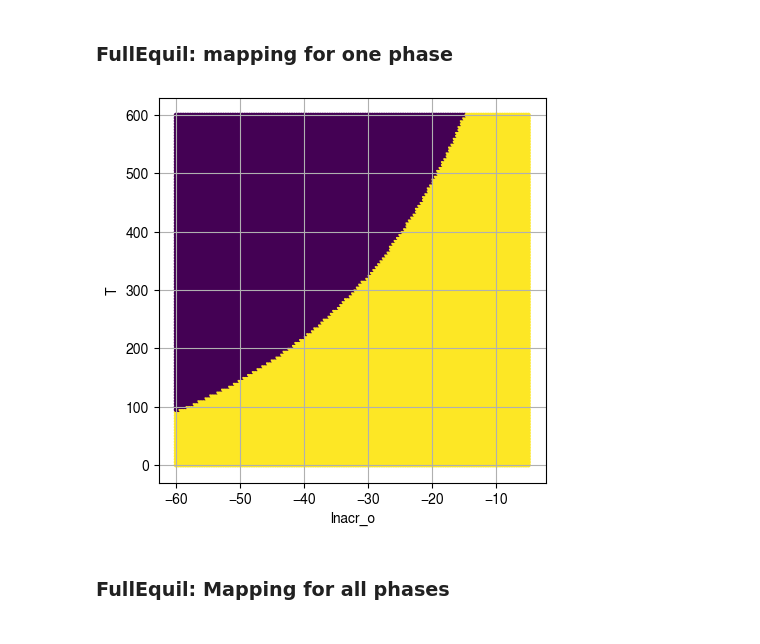
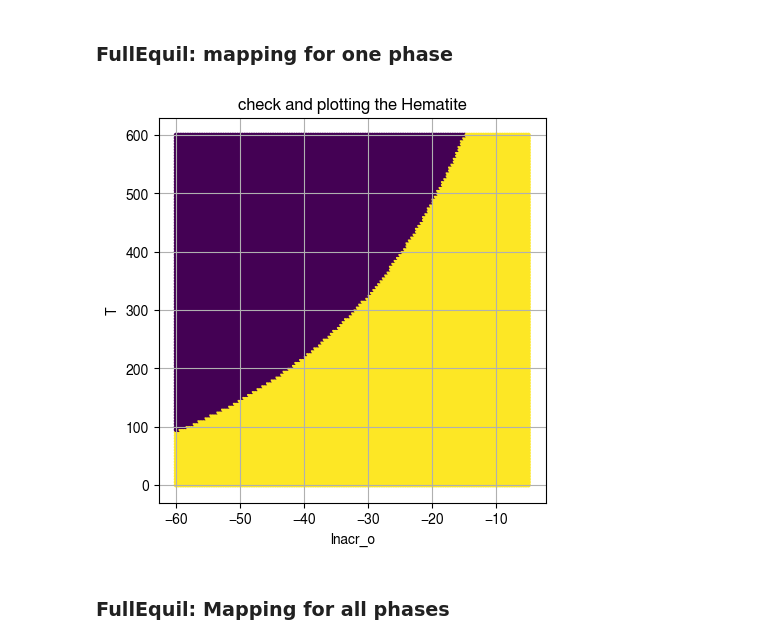
Before and after one commit to YXWU2014/IronOxide_TC, a Jupyter notebook: IronOxide_TC_calculations_TCFE_SSUB.ipynb, the cells around one changed output. Drawn from its saved outputs; the diff is of its cells as text; code cells hidden in the pictures.

```diff
--- a/IronOxide_TC_calculations_TCFE_SSUB.ipynb
+++ b/IronOxide_TC_calculations_TCFE_SSUB.ipynb
@@ -44,7 +44,7 @@ def tc_calculation_FullEquil(tk):
             start
             .set_cache_folder(os.path.join(current_directory, cache_fname))
             .set_ges_version(5)
-            .select_database_and_elements("tcfe11", ["Fe", "O"])
+            .select_database_and_elements("tcfe13", ["Fe", "O"])
             .deselect_phase("*")
             .select_phase("BCC_A2 LIQUID")
             .select_database_and_elements("ssub5", ["Fe", "O"])
@@ -206,7 +206,7 @@ print("FullEquil processes: ", len(tk_values))
 # parallelising Gmin and DGM
 databases_phases = {
     "ssub5": ["HEMATITE", "MAGNETITE", "WUSTITE"],
-    "tcfe11": ["BCC_A2", "LIQUID"]
+    "tcfe13": ["BCC_A2", "LIQUID"]
 }
 
 Gmin_DGM_args = []
@@ -512,14 +512,14 @@ plt.show()
 # %%
 plt.figure(figsize=(5, 5))
 plt.scatter(df_FullEquil['lnacr_o'], df_FullEquil['T']-273.15,
             c=df_FullEquil['np(HEMATITE)'], s=6,  alpha=1)
 plt.xlabel(df_FullEquil.columns[0])
 plt.ylabel(df_FullEquil.columns[1])
 plt.grid(True)
-# plt.legend()
+plt.title('check and plotting the Hematite')
 plt.show()
 # %% [output]
-[figure, old version]
+[figure, new version]
 # %% [markdown]
 ### FullEquil: Mapping for all phases
 # %%
```
Also changed, not shown: parts of 8 cells of this notebook, 21 other files.
